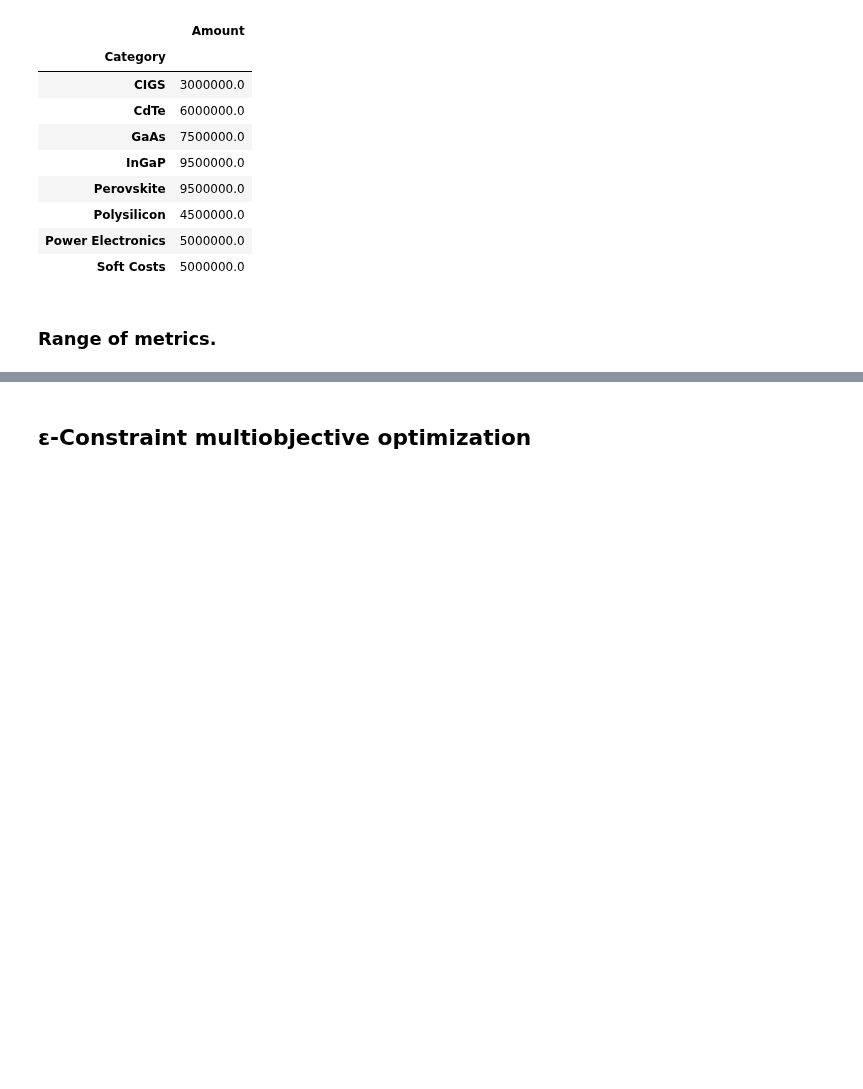
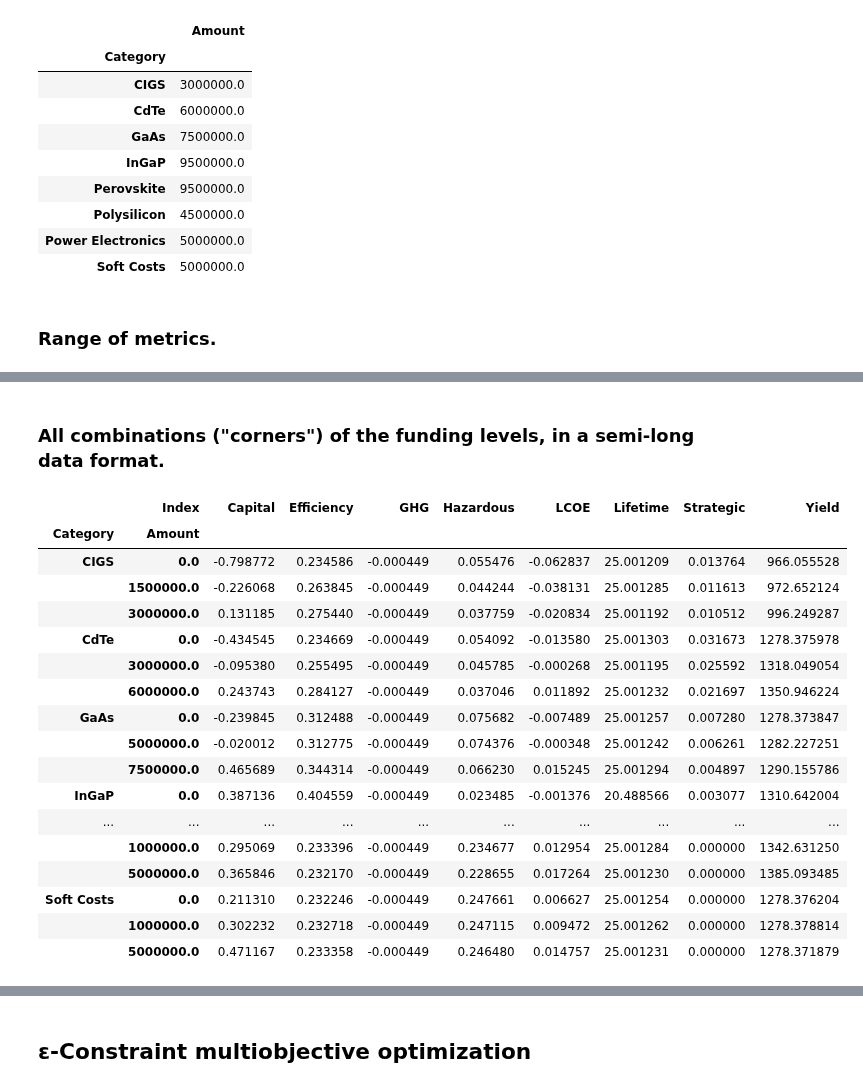
Before and after one commit to NREL/tyche, a Jupyter notebook: ioc-1/ioc-1-optimization.ipynb, the cells around one changed output, grey strips where cells are left out. Saved outputs shown, nothing was run; the diff lists cells and outputs as text; code cells hidden in the pictures; blank space fills up the shorter version.

Commit message:
added evaluation of "corners" of spending levels

```diff
--- a/ioc-1/ioc-1-optimization.ipynb
+++ b/ioc-1/ioc-1-optimization.ipynb
@@ -131,0 +132,23 @@ evaluator.min_metric.rename(columns = {"Value" : "Minimum"}).join(
+# %% [markdown]
+### All combinations ("corners") of the funding levels, in a semi-long data format.
+# %%
+evaluator.evaluate_corners_semilong()
+# %% [output]
+|  | Index | Capital | Efficiency | GHG | Hazardous | LCOE | Lifetime | Strategic | Yield |
+| Category | Amount |  |  |  |  |  |  |  |  |
+| CIGS | 0.0 | -0.798772 | 0.234586 | -0.000449 | 0.055476 | -0.062837 | 25.001209 | 0.013764 | 966.055528 |
+|  | 1500000.0 | -0.226068 | 0.263845 | -0.000449 | 0.044244 | -0.038131 | 25.001285 | 0.011613 | 972.652124 |
+|  | 3000000.0 | 0.131185 | 0.275440 | -0.000449 | 0.037759 | -0.020834 | 25.001192 | 0.010512 | 996.249287 |
+| CdTe | 0.0 | -0.434545 | 0.234669 | -0.000449 | 0.054092 | -0.013580 | 25.001303 | 0.031673 | 1278.375978 |
+|  | 3000000.0 | -0.095380 | 0.255495 | -0.000449 | 0.045785 | -0.000268 | 25.001195 | 0.025592 | 1318.049054 |
+|  | 6000000.0 | 0.243743 | 0.284127 | -0.000449 | 0.037046 | 0.011892 | 25.001232 | 0.021697 | 1350.946224 |
+| GaAs | 0.0 | -0.239845 | 0.312488 | -0.000449 | 0.075682 | -0.007489 | 25.001257 | 0.007280 | 1278.373847 |
+|  | 5000000.0 | -0.020012 | 0.312775 | -0.000449 | 0.074376 | -0.000348 | 25.001242 | 0.006261 | 1282.227251 |
+|  | 7500000.0 | 0.465689 | 0.344314 | -0.000449 | 0.066230 | 0.015245 | 25.001294 | 0.004897 | 1290.155786 |
+| InGaP | 0.0 | 0.387136 | 0.404559 | -0.000449 | 0.023485 | -0.001376 | 20.488566 | 0.003077 | 1310.642004 |
+| ... | ... | ... | ... | ... | ... | ... | ... | ... | ... |
+|  | 1000000.0 | 0.295069 | 0.233396 | -0.000449 | 0.234677 | 0.012954 | 25.001284 | 0.000000 | 1342.631250 |
+|  | 5000000.0 | 0.365846 | 0.232170 | -0.000449 | 0.228655 | 0.017264 | 25.001230 | 0.000000 | 1385.093485 |
+| Soft Costs | 0.0 | 0.211310 | 0.232246 | -0.000449 | 0.247661 | 0.006627 | 25.001254 | 0.000000 | 1278.376204 |
+|  | 1000000.0 | 0.302232 | 0.232718 | -0.000449 | 0.247115 | 0.009472 | 25.001262 | 0.000000 | 1278.378814 |
+|  | 5000000.0 | 0.471167 | 0.233358 | -0.000449 | 0.246480 | 0.014757 | 25.001231 | 0.000000 | 1278.371879 |
```
Also changed, not shown: parts of 12 cells of this notebook, 1 other file.
